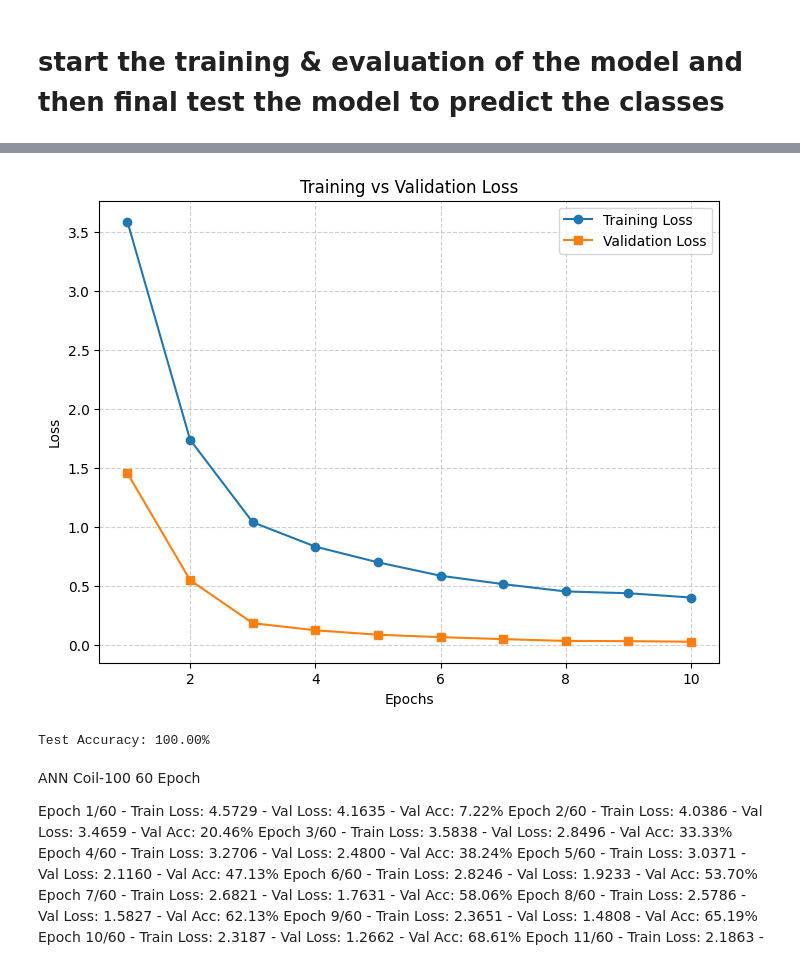
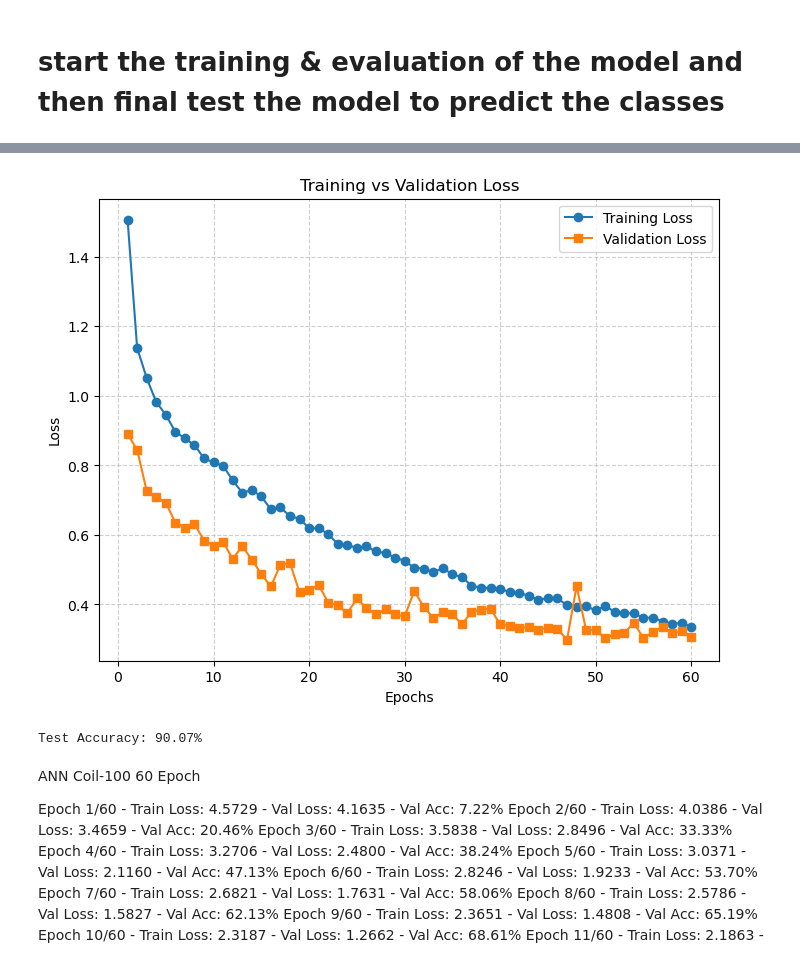
Before and after one commit to FarsanBaloo/DVA476, a Jupyter notebook: Tempate_Pytorch_CNN.ipynb, the cells around one changed output, grey strips where cells are left out. Drawn from its saved outputs; the diff is of its cells as text; code cells hidden in the pictures.

```diff
--- a/Tempate_Pytorch_CNN.ipynb
+++ b/Tempate_Pytorch_CNN.ipynb
@@ -440,7 +439,7 @@ criterion = nn.CrossEntropyLoss()
 optimizer = optim.Adam(model.parameters(), lr=0.001)
 
 # --- Run training ---
-train(model, train_loader, valid_loader, num_epochs=10)
+train(model, train_loader, valid_loader, num_epochs=60)
 
 # --- Test accuracy ---
 _,test_acc = evaluate(model, test_loader)
@@ -459,5 +465,5 @@ Epoch 10/10 - Train Loss: 0.4002 - Val Loss: 0.0250 - Val Acc: 99.54%
-[figure, old version]
+[figure, new version]
-Test Accuracy: 100.00%
+Test Accuracy: 90.07%
 # %% [markdown]
 ANN Coil-100 60 Epoch
 
```
Also changed, not shown: parts of 2 cells of this notebook, 1 other file.
